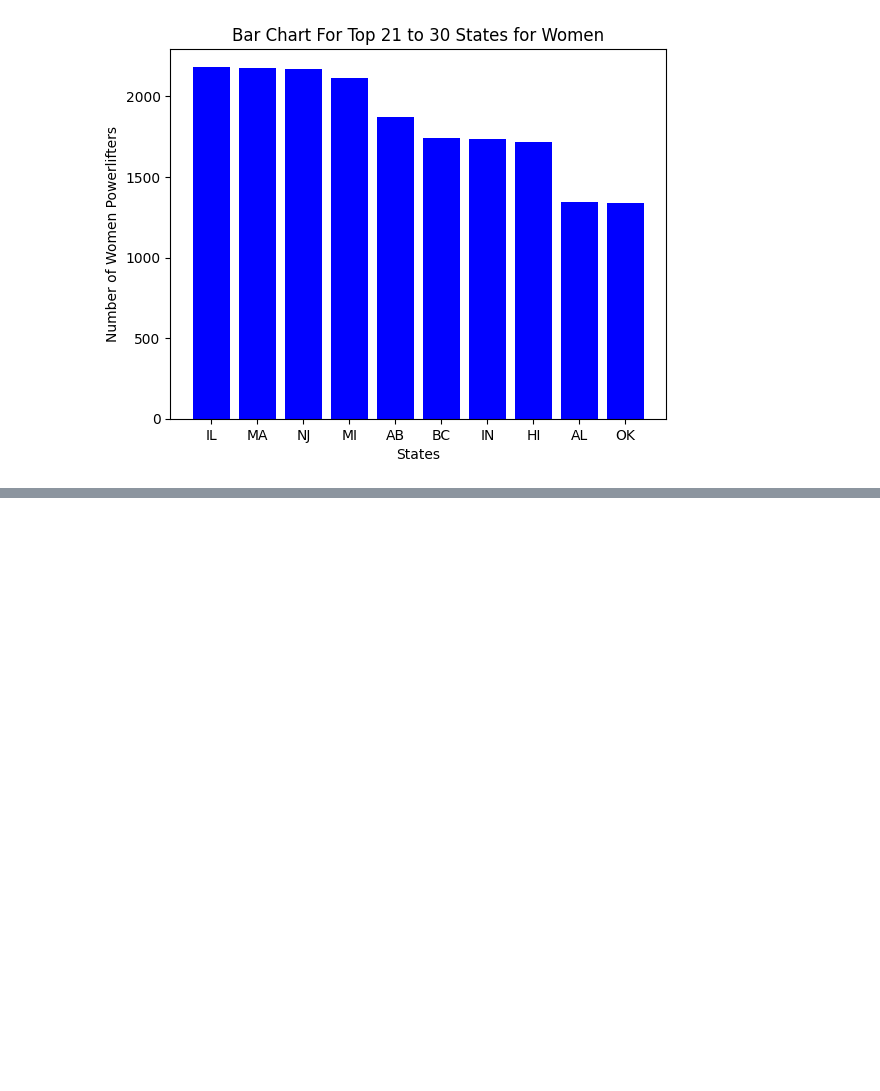
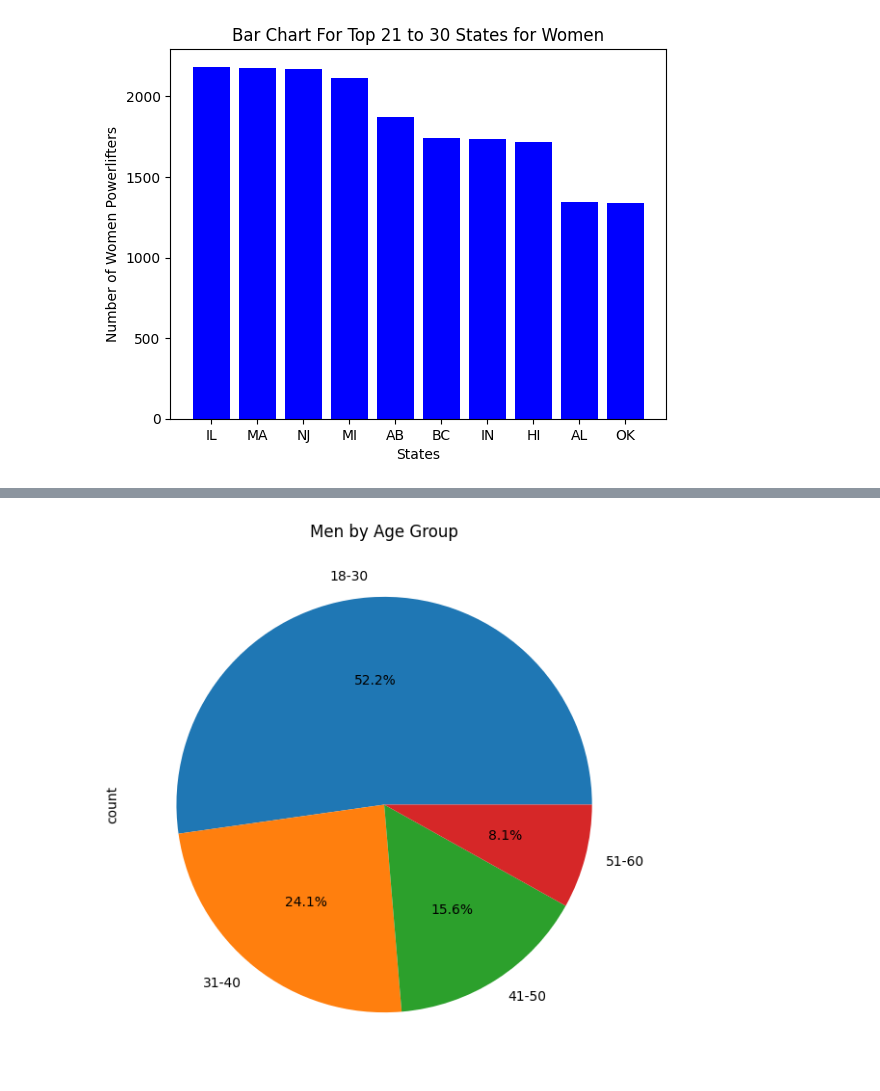
Before and after one commit to sivasamy1/data_analytics, a Jupyter notebook: powerlifting_miniproject.ipynb, the cells around one changed output, grey strips where cells are left out. Cells and saved outputs as stored; diff of their text form; code cells hidden in the pictures; blank space fills up the shorter version.

```diff
--- a/powerlifting_miniproject.ipynb
+++ b/powerlifting_miniproject.ipynb
@@ -191,0 +286,11 @@ plt.show()
+# %%
+# Filter men by age group
+men_age_group = df[df['Sex'] == 'M']['AgeGroup'].value_counts()
+
+# Plot pie chart
+plt.figure(figsize=(10,7))
+men_age_group.plot.pie(autopct='%1.1f%%')
+plt.title('Men by Age Group')
+plt.show()
+# %% [output]
+[figure, added]
```
Also changed, not shown: parts of 14 cells of this notebook.
